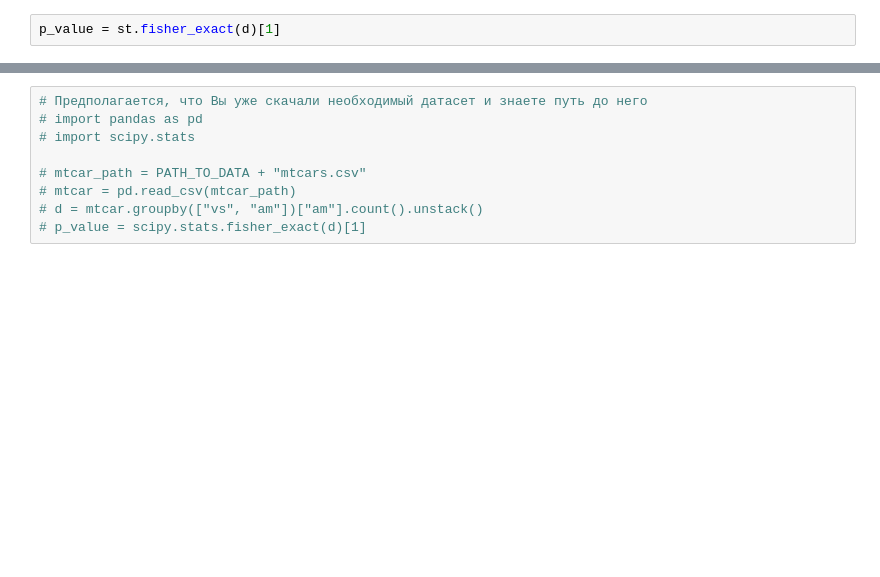
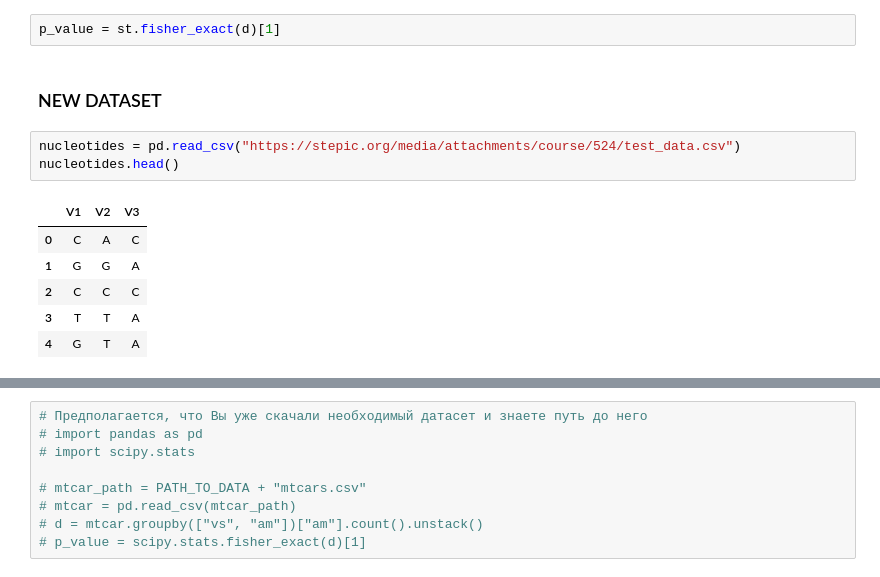
Before and after one commit to Osfory/Statistical_and_Data_Analysis_Test_area, a Jupyter notebook: Python/My_First_Chapter - Exploratory_DA.ipynb, the cells around one changed output, grey strips where cells are left out. Drawn from its saved outputs; the diff is of its cells as text; blank space fills up the shorter version.

```diff
--- a/Python/My_First_Chapter - Exploratory_DA.ipynb
+++ b/Python/My_First_Chapter - Exploratory_DA.ipynb
@@ -193,2 +94,14 @@ d
 # %%
 p_value = st.fisher_exact(d)[1]
+# %% [markdown]
+### NEW DATASET
+# %%
+nucleotides = pd.read_csv("https://stepic.org/media/attachments/course/524/test_data.csv")
+nucleotides.head()
+# %% [output]
+|  | V1 | V2 | V3 |
+| 0 | C | A | C |
+| 1 | G | G | A |
+| 2 | C | C | C |
+| 3 | T | T | A |
+| 4 | G | T | A |
```
Also changed, not shown: parts of 100 cells of this notebook.
